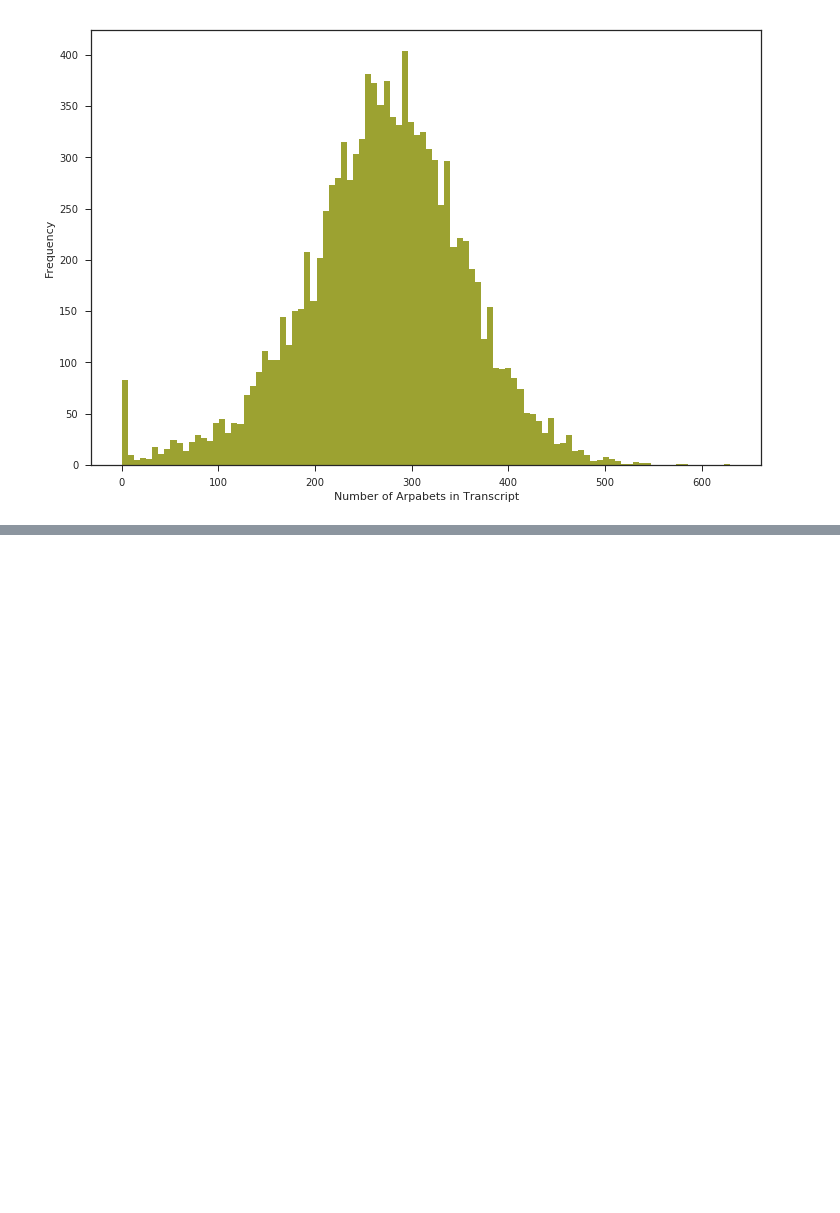
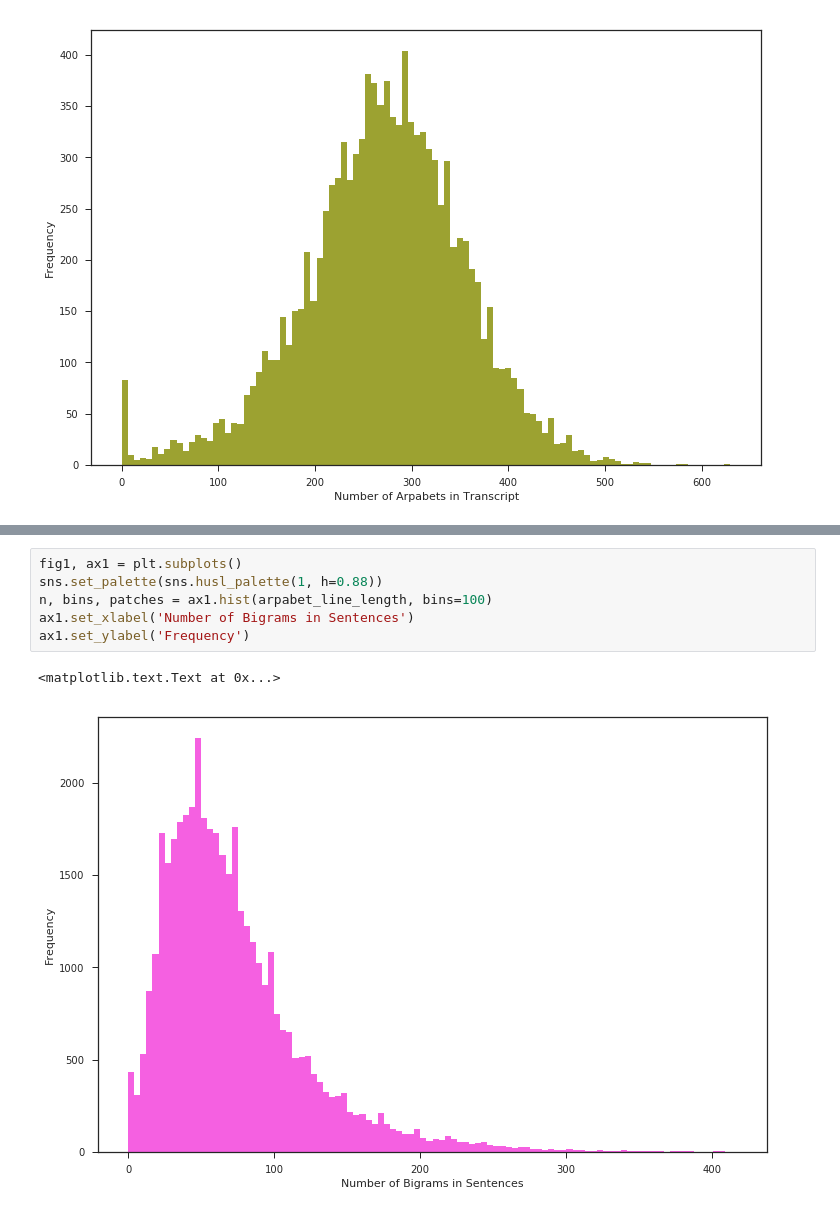
Before and after one commit to loongchh/native-language-cnn, a Jupyter notebook: preprocess.ipynb, the cells around one changed output, grey strips where cells are left out. Drawn from its saved outputs; the diff is of its cells as text; blank space fills up the shorter version.

```diff
--- a/Plot.ipynb
+++ b/preprocess.ipynb
@@ -40,0 +57,9 @@ ax1.set_ylabel('Frequency')
+# %%
+fig1, ax1 = plt.subplots()
+sns.set_palette(sns.husl_palette(1, h=0.88))
+n, bins, patches = ax1.hist(arpabet_line_length, bins=100)
+ax1.set_xlabel('Number of Bigrams in Sentences')
+ax1.set_ylabel('Frequency')
+# %% [output]
+<matplotlib.text.Text at 0x...>
+[figure, added]
```
Also changed, not shown: parts of 2 cells of this notebook, 3 other files.
